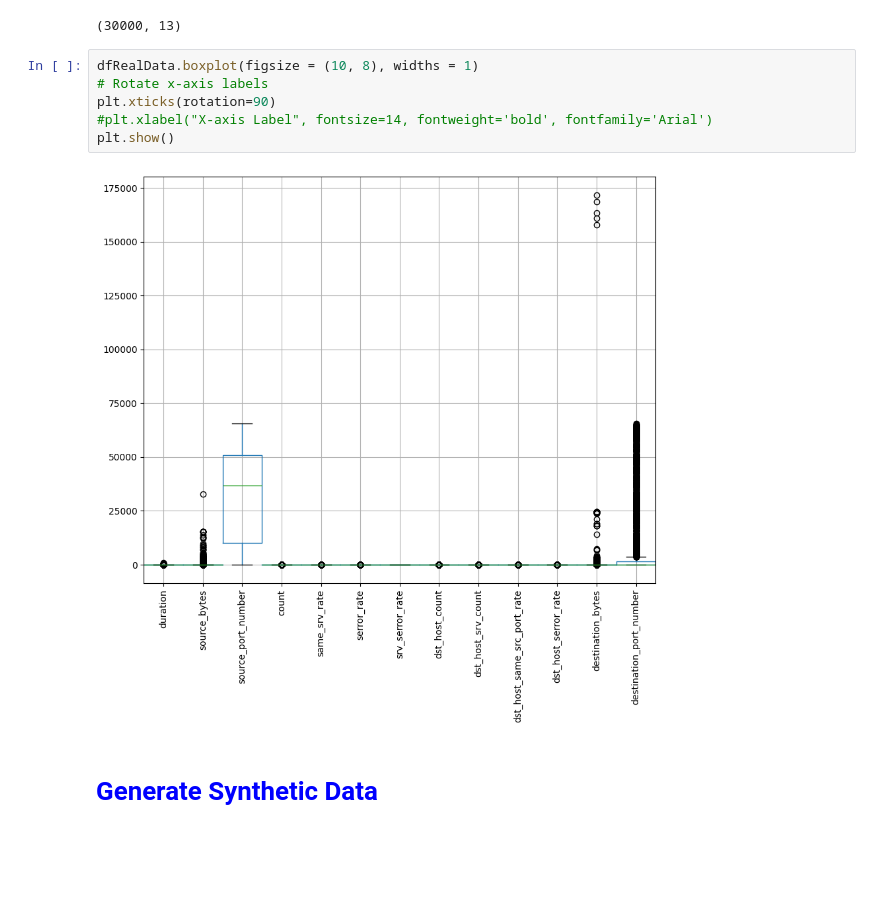
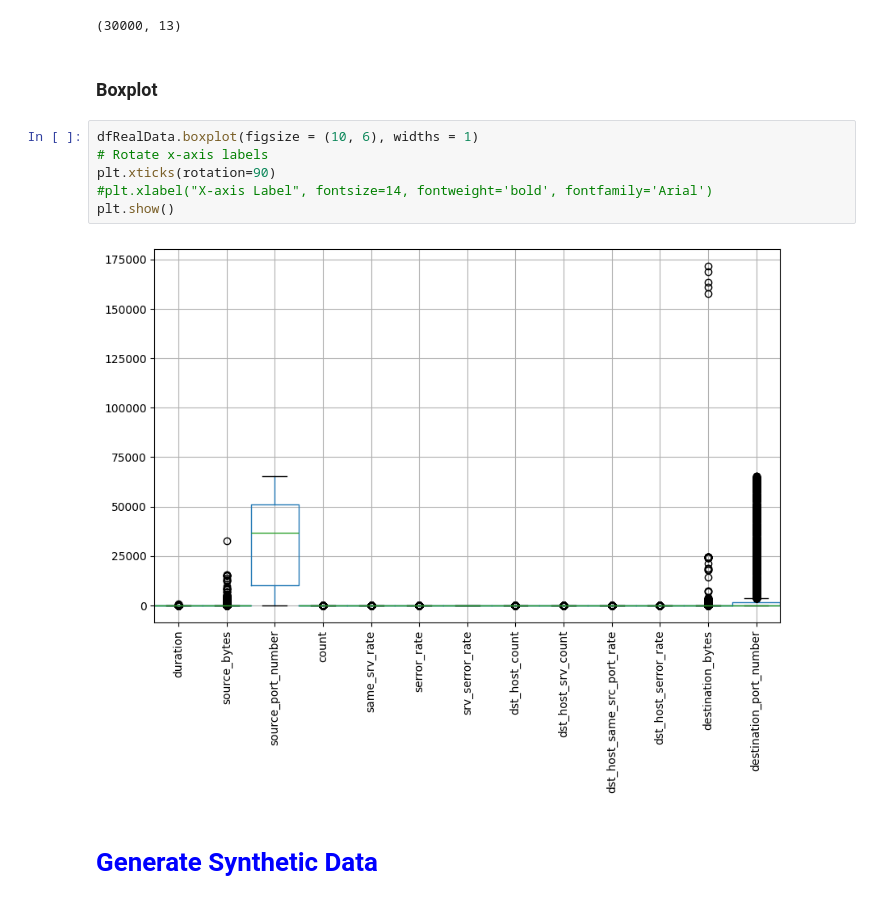
Before and after one commit to apachetechnology/AdvFailureCurves, a Jupyter notebook: nbGenSynData.ipynb, the cells around one changed output. Drawn from its saved outputs; the diff is of its cells as text; blank space fills up the shorter version.

```diff
--- a/nbGenSynData.ipynb
+++ b/nbGenSynData.ipynb
@@ -36,14 +39,16 @@ dfRealData = dfRealData.drop('label', axis=1)
 print(dfRealData.shape)
 # %% [output]
 (30000, 13)
+# %% [markdown]
+### Boxplot
 # %%
-dfRealData.boxplot(figsize = (10, 8), widths = 1)
+dfRealData.boxplot(figsize = (10, 6), widths = 1)
 # Rotate x-axis labels
 plt.xticks(rotation=90)
 #plt.xlabel("X-axis Label", fontsize=14, fontweight='bold', fontfamily='Arial')
 plt.show()
 # %% [output]
-[figure, old version]
+[figure, new version]
 # %% [markdown]
 # <font color='blue'>Generate Synthetic Data</font>
 # %%
```
Also changed, not shown: parts of 4 cells of this notebook.
